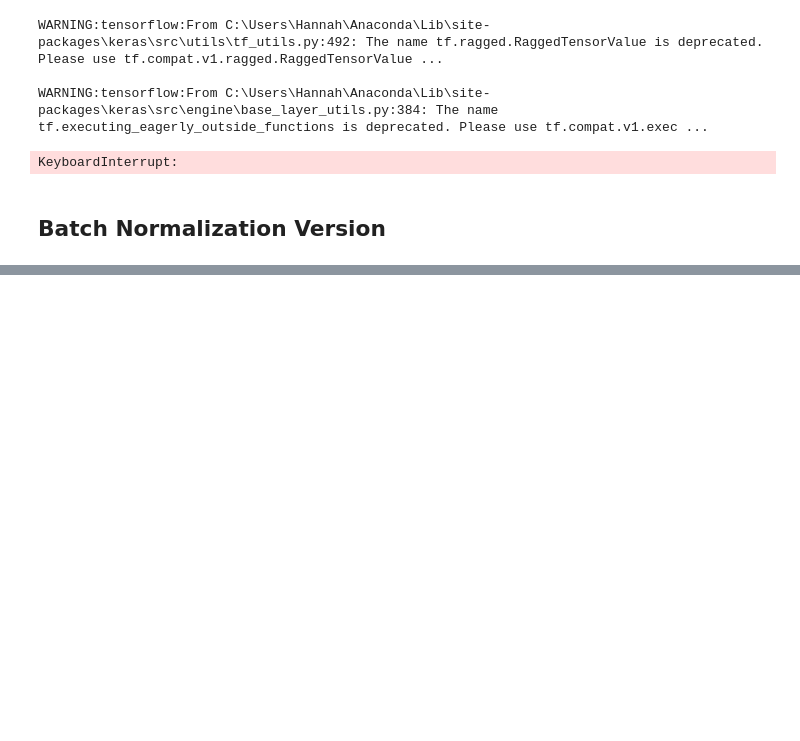
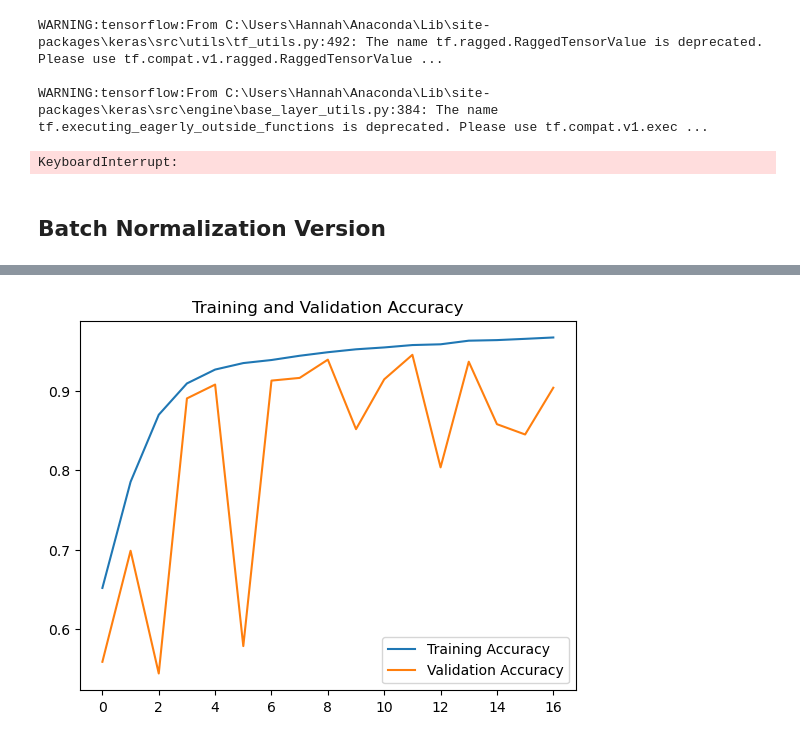
Before and after one commit to hsabraham28/mids_207_final_project, a Jupyter notebook: AlexNet.ipynb, the cells around one changed output, grey strips where cells are left out. Saved outputs shown, nothing was run; the diff lists cells and outputs as text; code cells hidden in the pictures; blank space fills up the shorter version.

```diff
--- a/AlexNet.ipynb
+++ b/AlexNet.ipynb
@@ -12,7 +13,7 @@ from keras import metrics
 from sklearn.metrics import ConfusionMatrixDisplay
 from tensorflow.keras import datasets, layers, models, losses
 # %%
-dataset_dir = "C:/Users/Hannah/OneDrive/Documents/MIDS/207/Final_Project/mids_207_final_project/"
+dataset_dir = os.path.join(os.getcwd(), "CIFAKE")
 
 img_height = 32
 img_width = 32
@@ -169,7 +170,7 @@ history = model.fit(
   train,
   validation_data=val,
   epochs=epochs,
-  verbose=3, callbacks=[es])
+  verbose=0, callbacks=[es])
 
 history = pd.DataFrame(history.history)
 display(history)
@@ -179,8 +196,10 @@ KeyboardInterrupt:
 # %%
-plt.plot(range(40), history["accuracy"], label="Training Accuracy")
-plt.plot(range(40), history["val_accuracy"], label="Validation Accuracy")
+plt.plot(range(len(history)), history["accuracy"], label="Training Accuracy")
+plt.plot(range(len(history)), history["val_accuracy"], label="Validation Accuracy")
 plt.legend(loc="lower right")
 plt.title("Training and Validation Accuracy")
 plt.show()
+# %% [output]
+[figure, added]
 # %%
 model.evaluate(test, return_dict=True)
```
Also changed, not shown: parts of 5 cells of this notebook.
